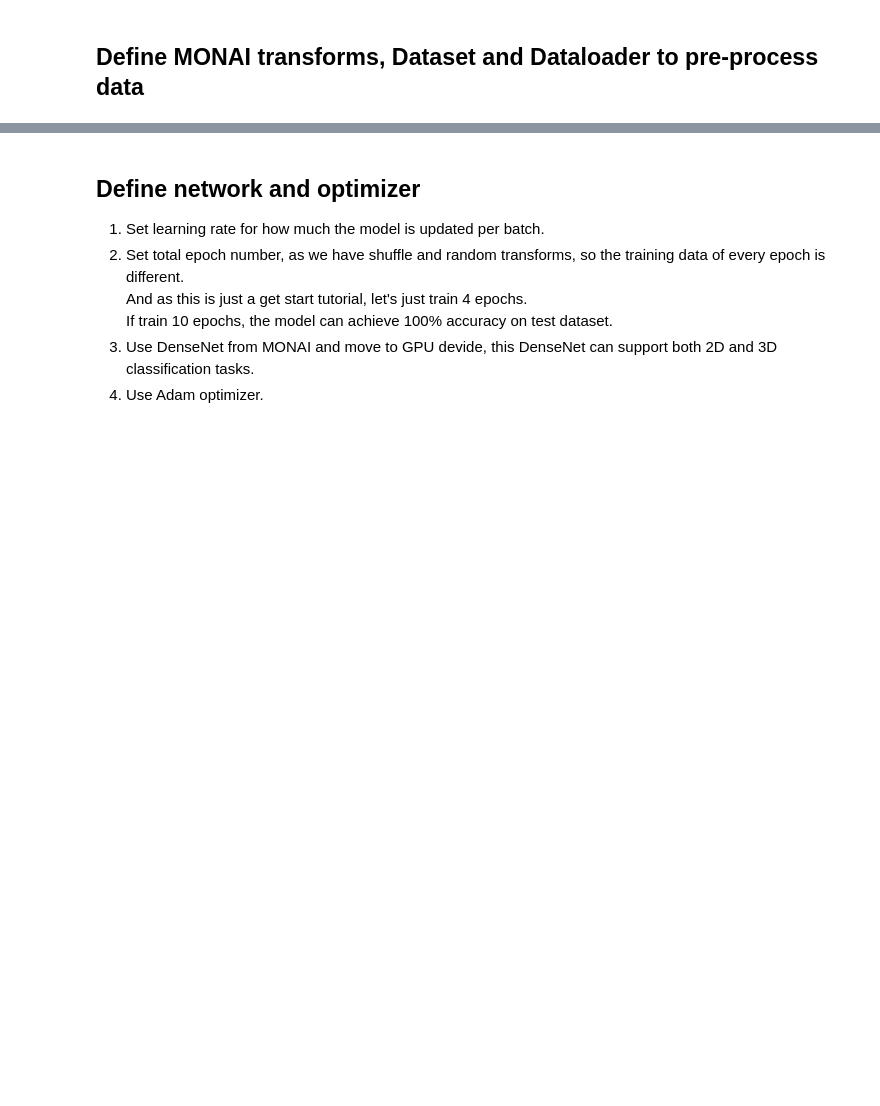
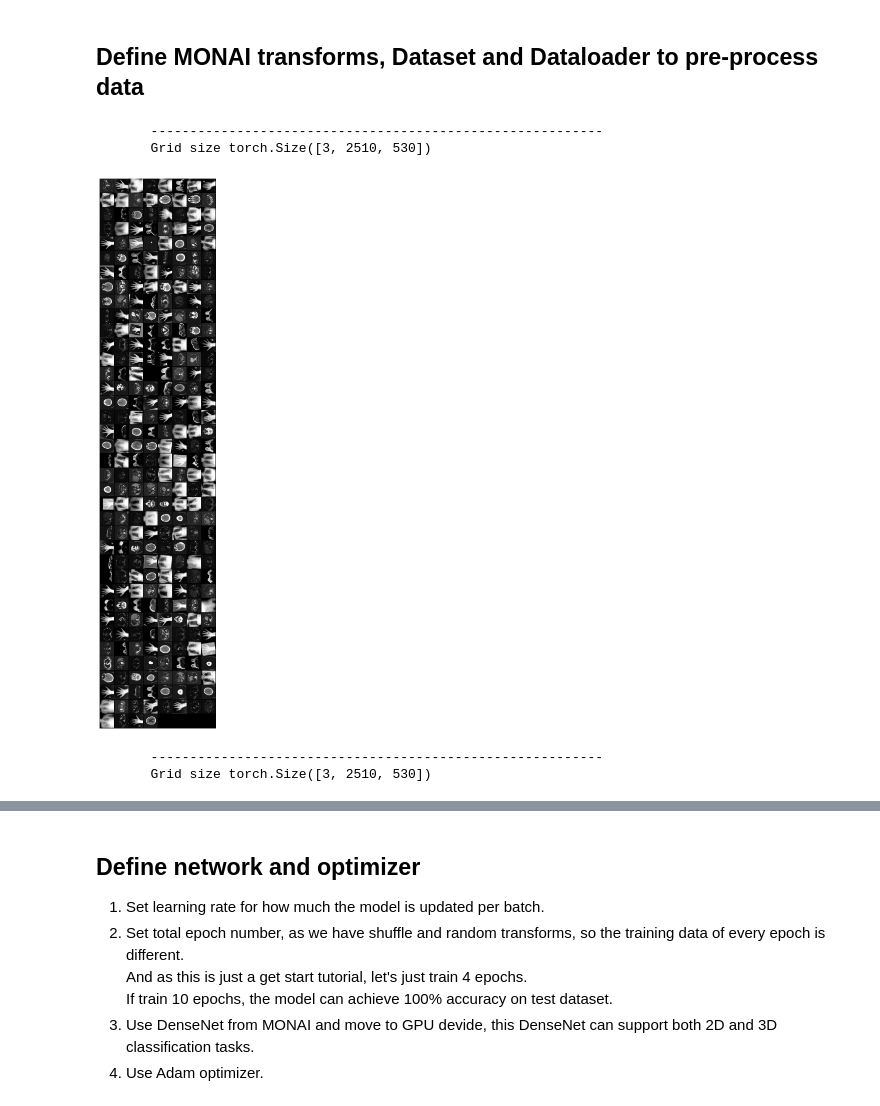
Before and after one commit to mxochicale/code, a Jupyter notebook: monai/examples/mednist_tutorial.ipynb, the cells around one changed output, grey strips where cells are left out. Drawn from its saved outputs; the diff is of its cells as text; code cells hidden in the pictures; blank space fills up the shorter version.

```diff
--- a/monai/examples/mednist_tutorial.ipynb
+++ b/monai/examples/mednist_tutorial.ipynb
@@ -228,25 +242,59 @@ y_trans = Compose([EnsureType(), AsDiscrete(to_onehot=num_class)])
 # %%
 class MedNISTDataset(torch.utils.data.Dataset):
     def __init__(self, image_files, labels, transforms):
         self.image_files = image_files
         self.labels = labels
         self.transforms = transforms
 
     def __len__(self):
         return len(self.image_files)
 
     def __getitem__(self, index):
         return self.transforms(self.image_files[index]), self.labels[index]
 
 
-train_ds = MedNISTDataset(train_x, train_y, train_transforms)
+train_ds = MedNISTDataset(train_x, train_y, train_transforms) # returning mage_files[index] and labels[index]
 train_loader = torch.utils.data.DataLoader(
     train_ds, batch_size=300, shuffle=True, num_workers=10)
 
-val_ds = MedNISTDataset(val_x, val_y, val_transforms)
+val_ds = MedNISTDataset(val_x, val_y, val_transforms)  # returning mage_files[index] and labels[index]
+#print(val_ds.__len__()) #5895
 val_loader = torch.utils.data.DataLoader(
     val_ds, batch_size=300, num_workers=10)
 
 test_ds = MedNISTDataset(test_x, test_y, val_transforms)
+#print(test_ds.__len__()) #5895
 test_loader = torch.utils.data.DataLoader(
     test_ds, batch_size=300, num_workers=10)
+
+
+#print(train_ds.__len__()) #47164
+#print(  train_ds.__getitem__(47163)   )
+#print(len(train_loader.dataset))#47164
+
+
+for batch_idx, sample_batched in enumerate(train_loader):
+
+    if batch_idx <= 1:
+        print(f'       ----------------------------------------------------------')
+        #print(f'       BATCH_INDEX: {batch_idx} SAMPLE_IDX_LABELS: {sample_batched[1]}')
+        sample_batched_labels=sample_batched[1]
+        #print(sample_batched_labels.shape) #torch.Size([batch_size])
+        sample_batched=sample_batched[0]
+        #print(batch_image.shape) #torch.Size([batch_size, 1, 64, 64])
+
+        plt.figure(figsize =(20,20) )
+        plt.tight_layout()
+        grid = utils.make_grid(sample_batched)
+        print(f'       Grid size {grid.size()}' )
+        plt.imshow( grid.cpu().detach().numpy().transpose(1, 2, 0) )
+        #plt.title(f'Batch from dataloader {i_batch}; Label: {labelnames[data_clip_label]}')
+        plt.axis('off')
+        plt.ioff()
+        plt.show()
+# %% [output]
+       ----------------------------------------------------------
+       Grid size torch.Size([3, 2510, 530])
+[figure, added]
+       ----------------------------------------------------------
+       Grid size torch.Size([3, 2510, 530])
```
Also changed, not shown: parts of 10 cells of this notebook, 1 other file.
